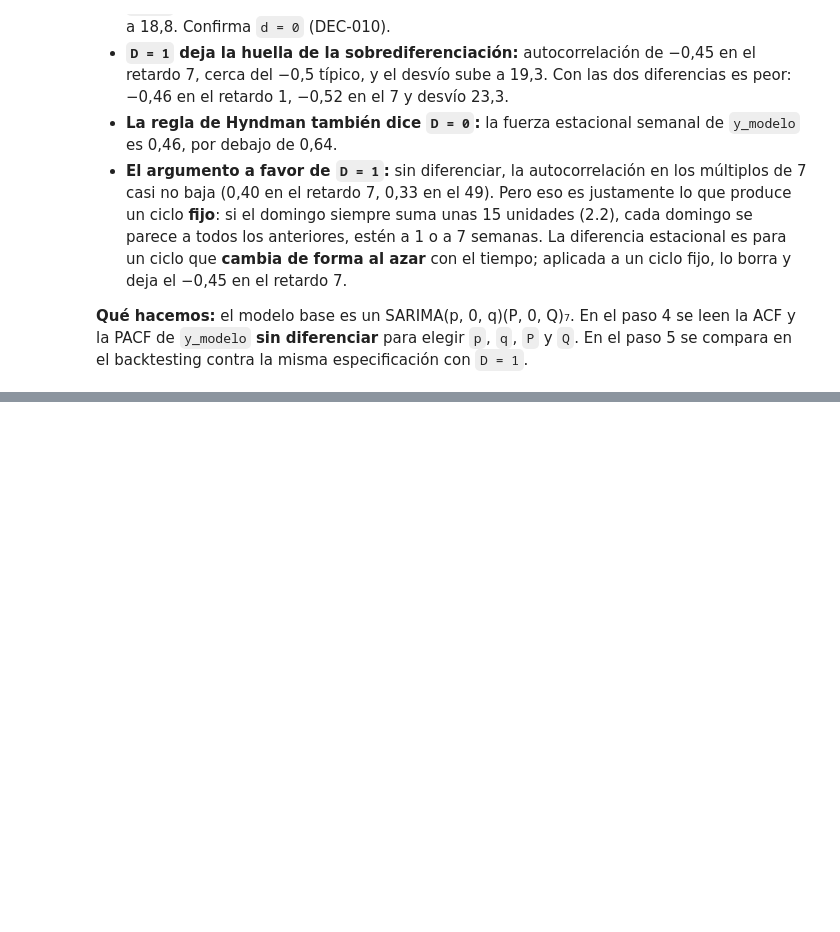
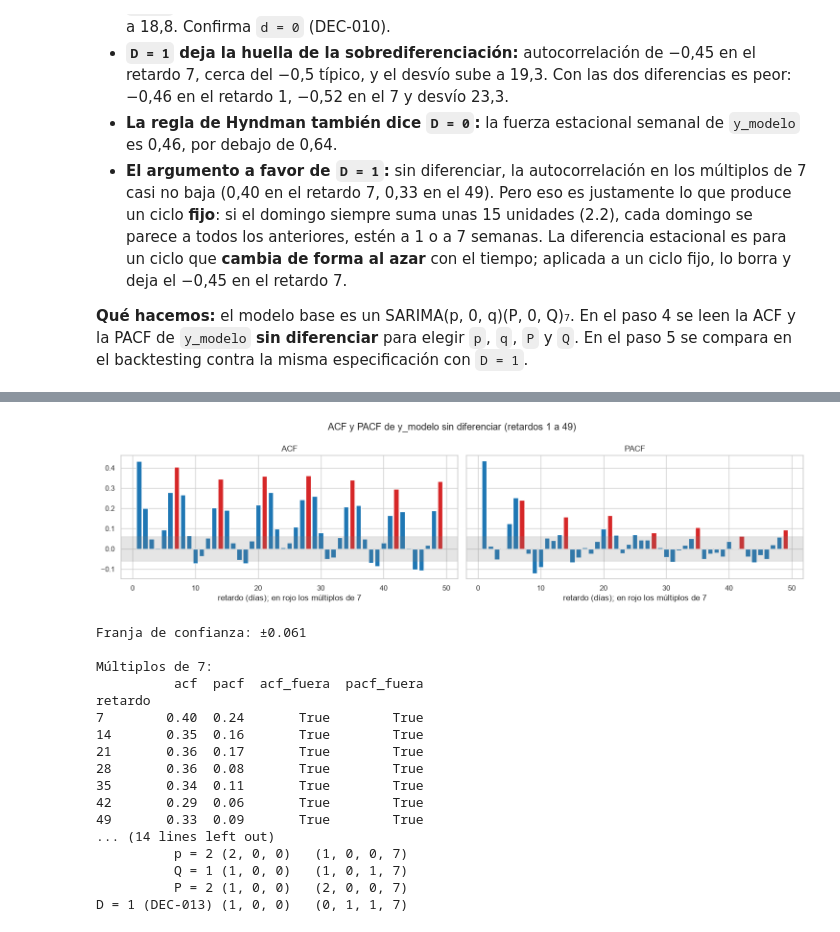
Before and after one commit to agus-chaud/forecasting-retail, a Jupyter notebook: 03_notebooks/04_SARIMA.ipynb, the cells around one changed output, grey strips where cells are left out. Cells and saved outputs as stored; diff of their text form; code cells hidden in the pictures; blank space fills up the shorter version.

```diff
--- a/03_notebooks/04_SARIMA.ipynb
+++ b/03_notebooks/04_SARIMA.ipynb
@@ -829,0 +913,43 @@ Fuerza estacional semanal de y_modelo: 0.46 (regla: D = 1 si supera 0,64)
+# %%
+RETARDOS_ESTACIONALES = [7, 14, 21, 28, 35, 42, 49]
+
+graficar_acf_pacf(tabla_ac, banda_ac, "ACF y PACF de y_modelo sin diferenciar (retardos 1 a 49)")
+
+estacionales = tabla_ac.loc[RETARDOS_ESTACIONALES].copy()
+estacionales["acf_fuera"] = estacionales["acf"].abs() > banda_ac
+estacionales["pacf_fuera"] = estacionales["pacf"].abs() > banda_ac
+print(f"Franja de confianza: ±{banda_ac:.3f}\n\nMúltiplos de 7:")
+print(estacionales.round(2).to_string())
+print("\nAlrededor del retardo 7:")
+print(tabla_ac.loc[5:9].round(2).to_string())
+
+# Candidatos para el paso 5, en el formato de SARIMAX: order=(p, d, q), seasonal_order=(P, D, Q, s)
+GRILLA_ORDENES = [
+    {"nombre": "base",            "order": (1, 0, 0), "seasonal_order": (1, 0, 0, 7)},
+    {"nombre": "q = 1",           "order": (1, 0, 1), "seasonal_order": (1, 0, 0, 7)},
+    {"nombre": "p = 2",           "order": (2, 0, 0), "seasonal_order": (1, 0, 0, 7)},
+    {"nombre": "Q = 1",           "order": (1, 0, 0), "seasonal_order": (1, 0, 1, 7)},
+    {"nombre": "P = 2",           "order": (1, 0, 0), "seasonal_order": (2, 0, 0, 7)},
+    {"nombre": "D = 1 (DEC-013)", "order": (1, 0, 0), "seasonal_order": (0, 1, 1, 7)},
+]
+print("\nCandidatos para el paso 5:")
+print(pd.DataFrame(GRILLA_ORDENES).to_string(index=False))
+# %% [output]
+[figure, added]
+Franja de confianza: ±0.061
+
+Múltiplos de 7:
+          acf  pacf  acf_fuera  pacf_fuera
+retardo
+7        0.40  0.24       True        True
+14       0.35  0.16       True        True
+21       0.36  0.17       True        True
+28       0.36  0.08       True        True
+35       0.34  0.11       True        True
+42       0.29  0.06       True        True
+49       0.33  0.09       True        True
+... (14 lines left out)
+          p = 2 (2, 0, 0)   (1, 0, 0, 7)
+          Q = 1 (1, 0, 0)   (1, 0, 1, 7)
+          P = 2 (1, 0, 0)   (2, 0, 0, 7)
+D = 1 (DEC-013) (1, 0, 0)   (0, 1, 1, 7)
```
Also changed, not shown: parts of 8 cells of this notebook, 1 other file.
